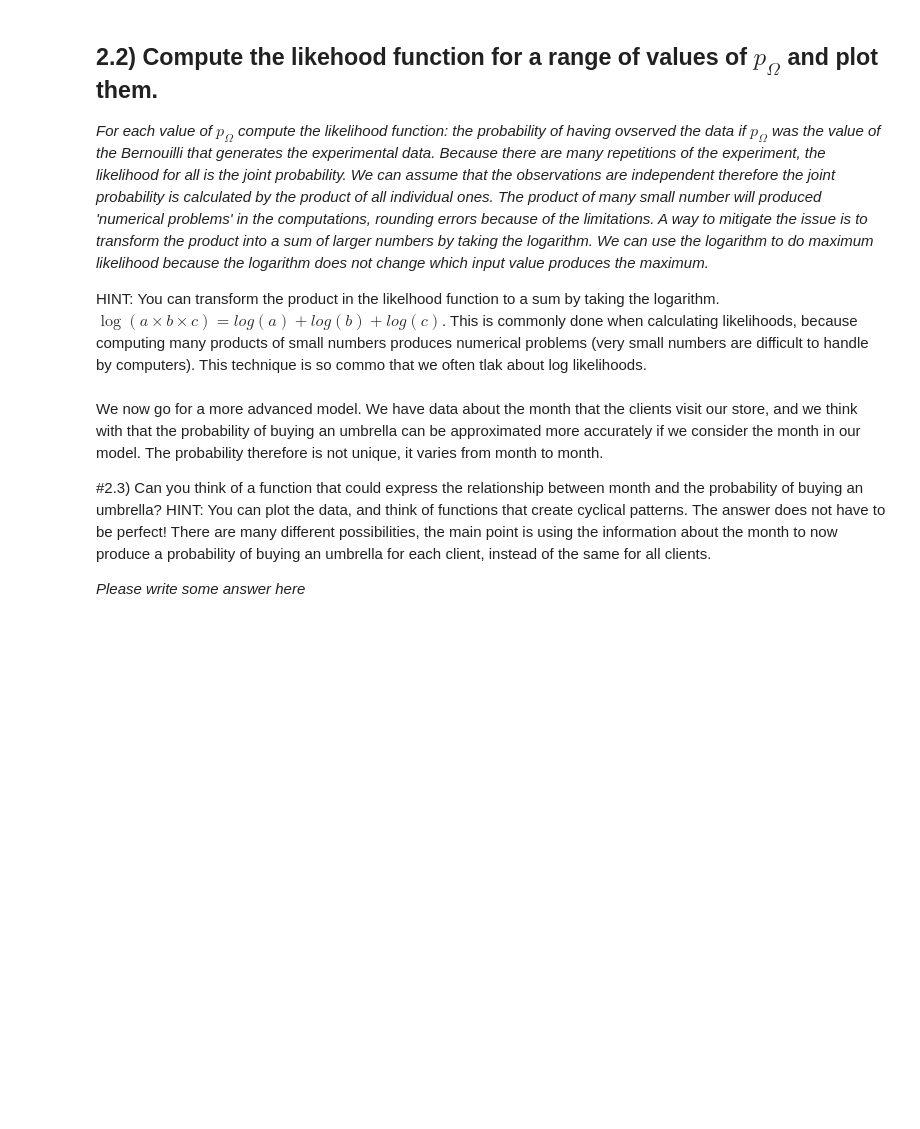
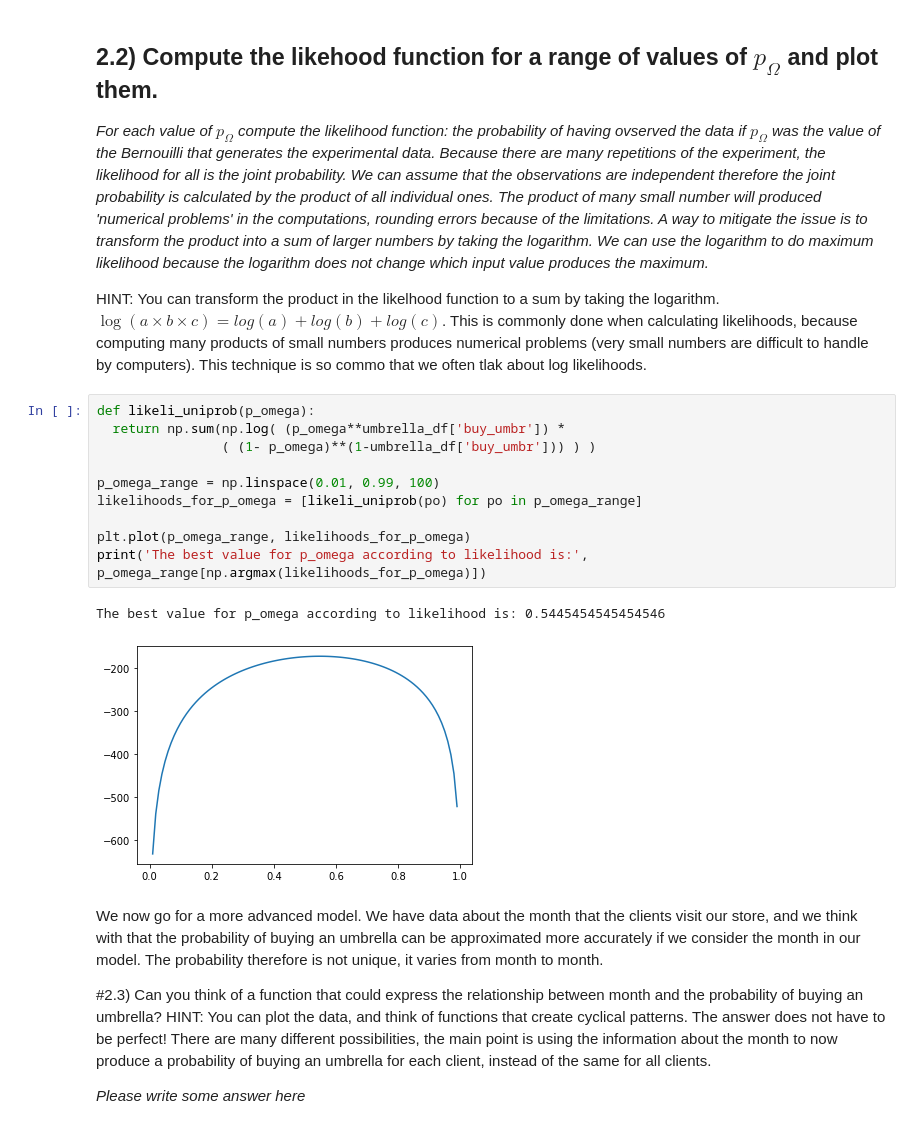
Before and after one commit to pmontman/tmp_choicemodels, a Jupyter notebook: nb/tutorials/solutions/WK_02b_sol_tut_likeli.ipynb, the cells around one changed output. Drawn from its saved outputs; the diff is of its cells as text; blank space fills up the shorter version.

```diff
--- a/nb/tutorials/solutions/WK_02b_sol_tut_likeli.ipynb
+++ b/nb/tutorials/solutions/WK_02b_sol_tut_likeli.ipynb
@@ -51,6 +56,19 @@ the variable **buy_umbr** indicates whether the client bought the umbrella, **mo
 *Because there are many repetitions of the experiment, the likelihood for all is the joint probability. We can assume that the observations are independent therefore the joint probability is calculated by the product of all individual ones.* *The product of many small number will produced 'numerical problems' in the computations, rounding errors because of the limitations. A way to mitigate the issue is to transform the product into a sum of larger numbers by taking the logarithm. We can use the logarithm to do maximum likelihood because the logarithm does not change which input value produces the maximum.*
 
 HINT: You can transform the product in the likelhood function to a sum by taking the logarithm. $\log(a\times b \times c) = log(a) + log(b) + log(c)$. This is commonly done when calculating likelihoods, because computing many products of small numbers produces numerical problems (very small numbers are difficult to handle by computers). This technique is so commo that we often tlak about log likelihoods.
+# %%
+def likeli_uniprob(p_omega):
+  return np.sum(np.log( (p_omega**umbrella_df['buy_umbr']) *
+                ( (1- p_omega)**(1-umbrella_df['buy_umbr'])) ) )
+
+p_omega_range = np.linspace(0.01, 0.99, 100)
+likelihoods_for_p_omega = [likeli_uniprob(po) for po in p_omega_range]
+
+plt.plot(p_omega_range, likelihoods_for_p_omega)
+print('The best value for p_omega according to likelihood is:', p_omega_range[np.argmax(likelihoods_for_p_omega)])
+# %% [output]
+The best value for p_omega according to likelihood is: 0.5445454545454546
+[figure, added]
 # %% [markdown]
 We now go for a more advanced model. We have data about the month that the clients visit our store, and we think with that the probability of buying an umbrella can be approximated more accurately if we consider the month in our model. The probability therefore is not unique, it varies from month to month.
 
```
Also changed, not shown: parts of 6 cells of this notebook.
